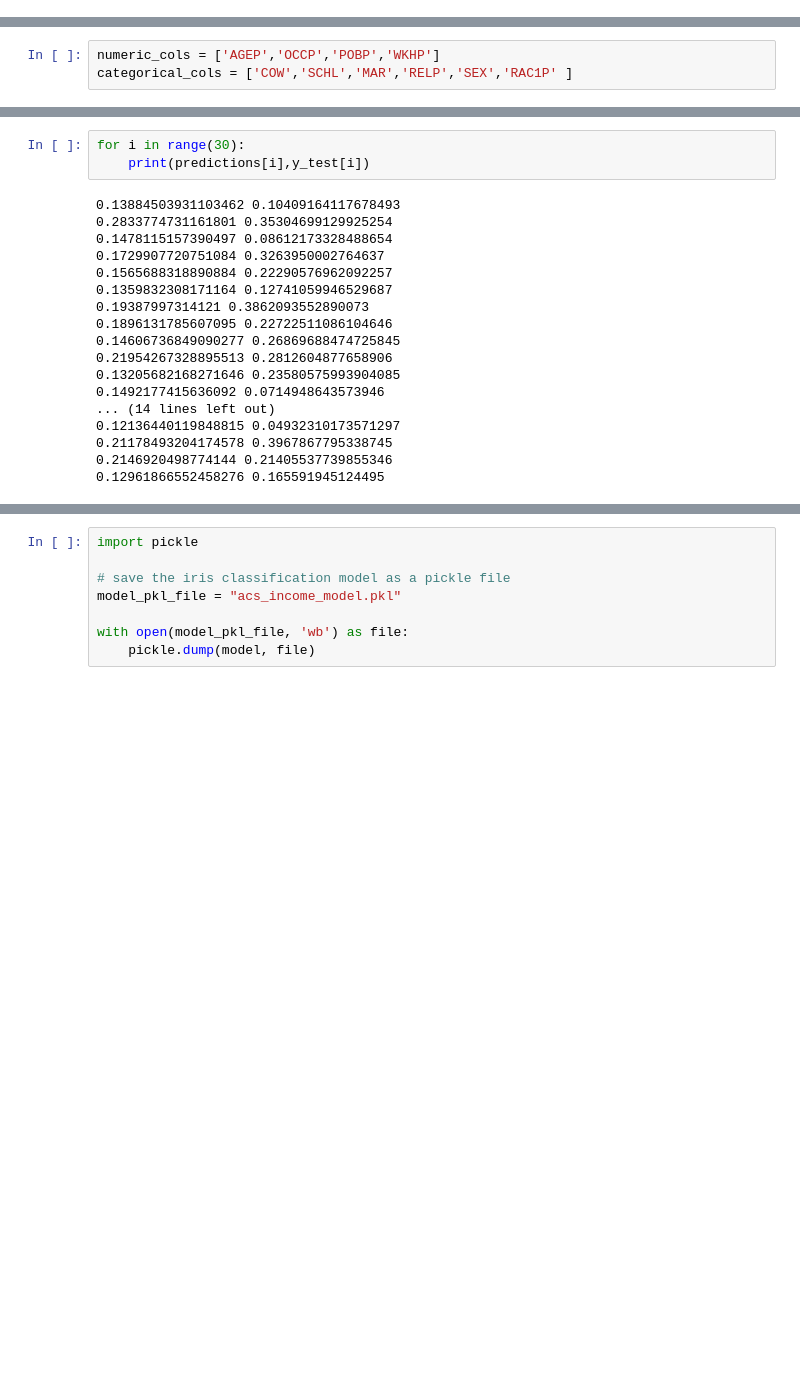
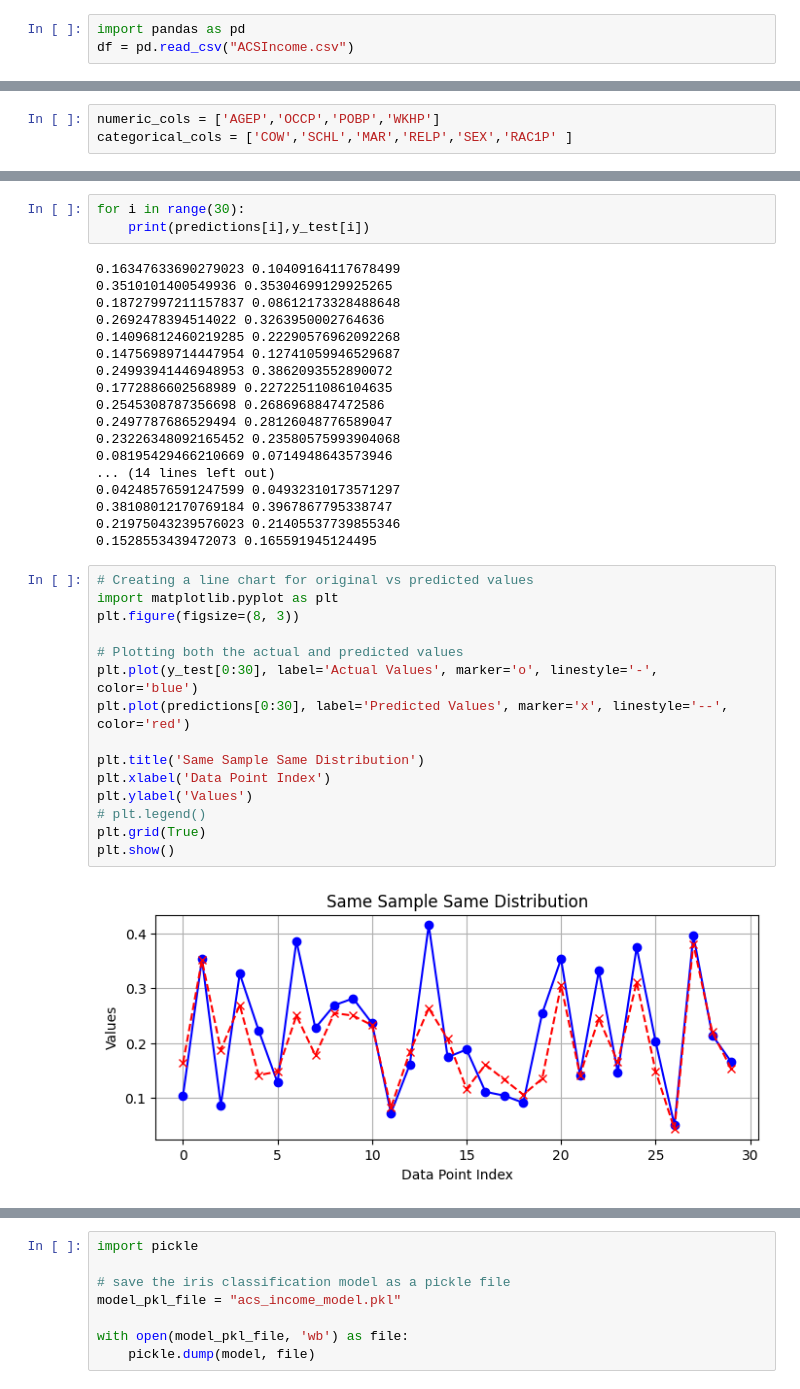
Before and after one commit to KevinChittilapilly/Fairness-Research, a Jupyter notebook: Research.ipynb, the cells around one changed output, grey strips where cells are left out. Saved outputs shown, nothing was run; the diff lists cells and outputs as text; blank space fills up the shorter version.

```diff
--- a/Research.ipynb
+++ b/Research.ipynb
@@ -856,6 +871,9 @@ df['PINCP'] = ca_labels
 # %%
 df.shape
 df.to_csv("ACSIncome.csv",index=False)
+# %%
+import pandas as pd
+df = pd.read_csv("ACSIncome.csv")
 # %%
 df.head()
 # %% [output]
@@ -991,20 +1039,37 @@ correlation 0.00936471700192642
 for i in range(30):
     print(predictions[i],y_test[i])
 # %% [output]
-0.13884503931103462 0.10409164117678493
-0.2833774731161801 0.35304699129925254
-0.1478115157390497 0.08612173328488654
-0.1729907720751084 0.3263950002764637
-0.1565688318890884 0.22290576962092257
-0.1359832308171164 0.12741059946529687
-0.19387997314121 0.3862093552890073
-0.1896131785607095 0.22722511086104646
-0.14606736849090277 0.26869688474725845
-0.21954267328895513 0.2812604877658906
-0.13205682168271646 0.23580575993904085
-0.1492177415636092 0.0714948643573946
+0.16347633690279023 0.10409164117678499
+0.3510101400549936 0.35304699129925265
+0.18727997211157837 0.08612173328488648
+0.2692478394514022 0.3263950002764636
+0.14096812460219285 0.22290576962092268
+0.14756989714447954 0.12741059946529687
+0.24993941446948953 0.3862093552890072
+0.1772886602568989 0.22722511086104635
+0.2545308787356698 0.2686968847472586
+0.2497787686529494 0.28126048776589047
+0.23226348092165452 0.23580575993904068
+0.08195429466210669 0.0714948643573946
 ... (14 lines left out)
-0.12136440119848815 0.04932310173571297
-0.21178493204174578 0.3967867795338745
-0.2146920498774144 0.21405537739855346
-0.12961866552458276 0.165591945124495
+0.04248576591247599 0.04932310173571297
+0.38108012170769184 0.3967867795338747
+0.21975043239576023 0.21405537739855346
+0.1528553439472073 0.165591945124495
+# %%
+# Creating a line chart for original vs predicted values
+import matplotlib.pyplot as plt
+plt.figure(figsize=(8, 3))
+
+# Plotting both the actual and predicted values
+plt.plot(y_test[0:30], label='Actual Values', marker='o', linestyle='-', color='blue')
+plt.plot(predictions[0:30], label='Predicted Values', marker='x', linestyle='--', color='red')
+
+plt.title('Same Sample Same Distribution')
+plt.xlabel('Data Point Index')
+plt.ylabel('Values')
+# plt.legend()
+plt.grid(True)
+plt.show()
+# %% [output]
+[figure, added]
```
Also changed, not shown: parts of 33 cells of this notebook, 8 other files.
